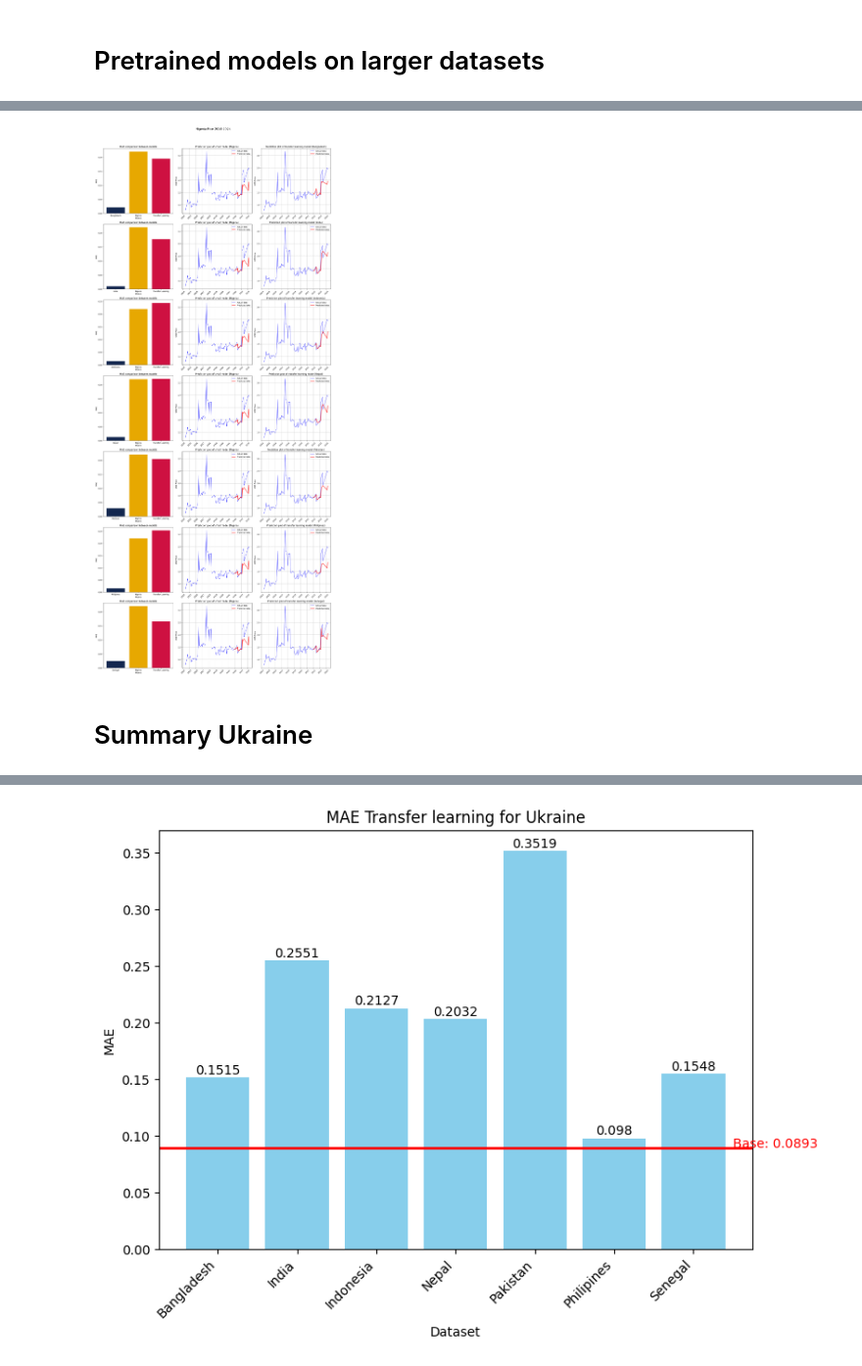
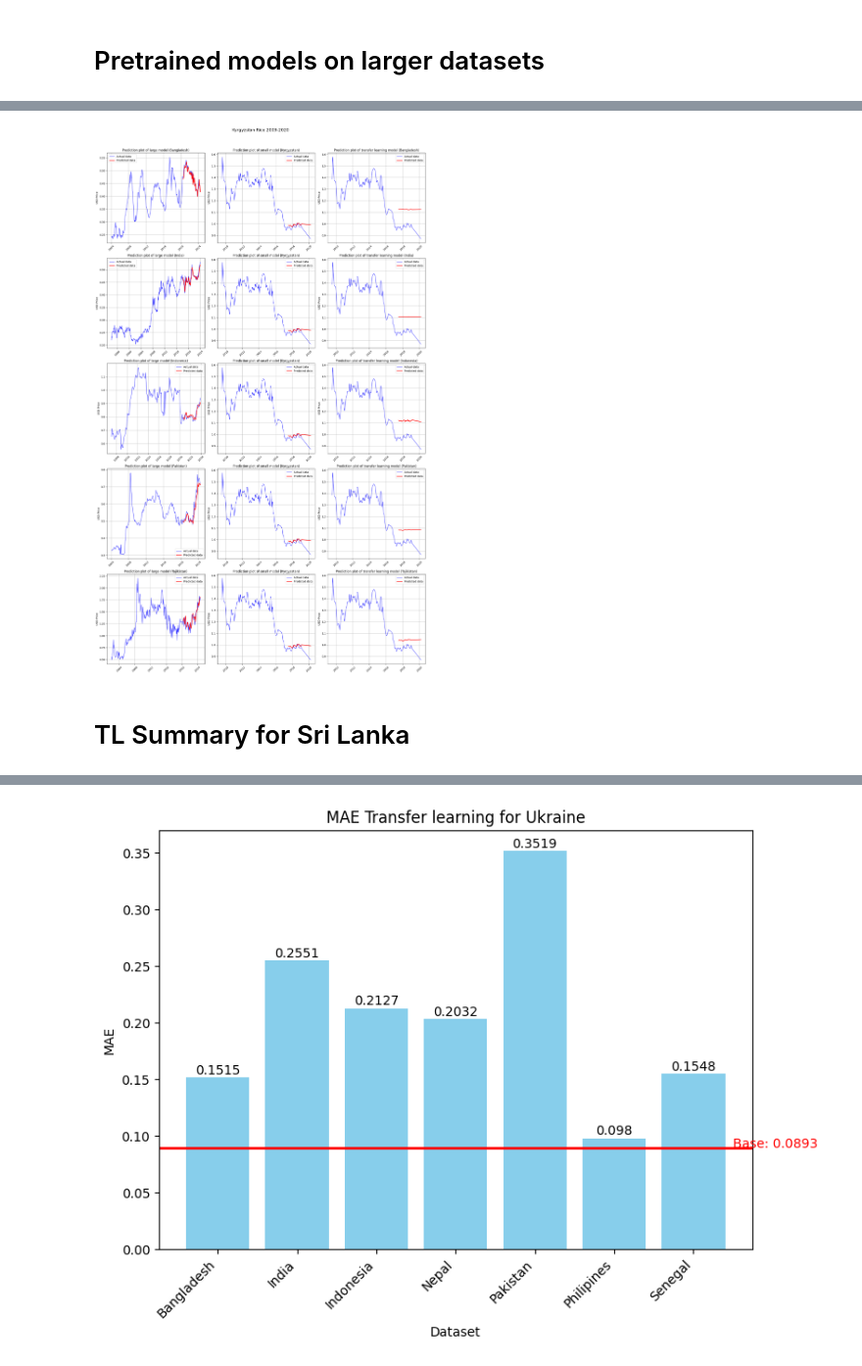
Before and after one commit to JanaJankovic/transfer-learning, a Jupyter notebook: src/model.ipynb, the cells around one changed output, grey strips where cells are left out. Shown at 98% size. Drawn from its saved outputs; the diff is of its cells as text; code cells hidden in the pictures.

```diff
--- a/src/model.ipynb
+++ b/src/model.ipynb
@@ -25,8 +25,8 @@ importlib.reload(m)
 # %%
 commodity = 'Rice'
 
-large_datasets = ['Bangladesh', 'India', 'Indonesia', 'Nepal', 'Pakistan', 'Philipines', 'Senegal']
-small_datasets = ['Argentina', 'Nigeria', 'Ukraine']
+large_datasets = ["Bangladesh", "India", "Indonesia", "Pakistan", "Tajikistan"]
+small_datasets = ["Afghanistan", "Kyrgyzstan", "SriLanka"]
 # %% [markdown]
 # Pretrained models on larger datasets
 # %%
@@ -92,3 +165,5 @@ vis.plot_bar_from_array(tls.get_tl_all_maes(c.get_tl_model_results(), 'Nigeria')
 # %%
-vis.visualize_tl_summary('Nigeria', large_datasets, commodity, 'Nigeria Rice 2014-2024')
+vis.visualize_tl_summary(
+    "Kyrgyzstan", large_datasets, commodity, "Kyrgyzstan Rice 2009-2020"
+)
 # %% [output]
@@ -109,3 +185,3 @@ vis.visualize_tl_summary('Nigeria', large_datasets, commodity, 'Nigeria Rice 201
-[figure, old version]
+[figure, new version]
-# %% [markdown]
-# Summary Ukraine
+# %% [markdown]
+# TL Summary for Sri Lanka
```
Also changed, not shown: parts of 18 cells of this notebook, 3 other files.
